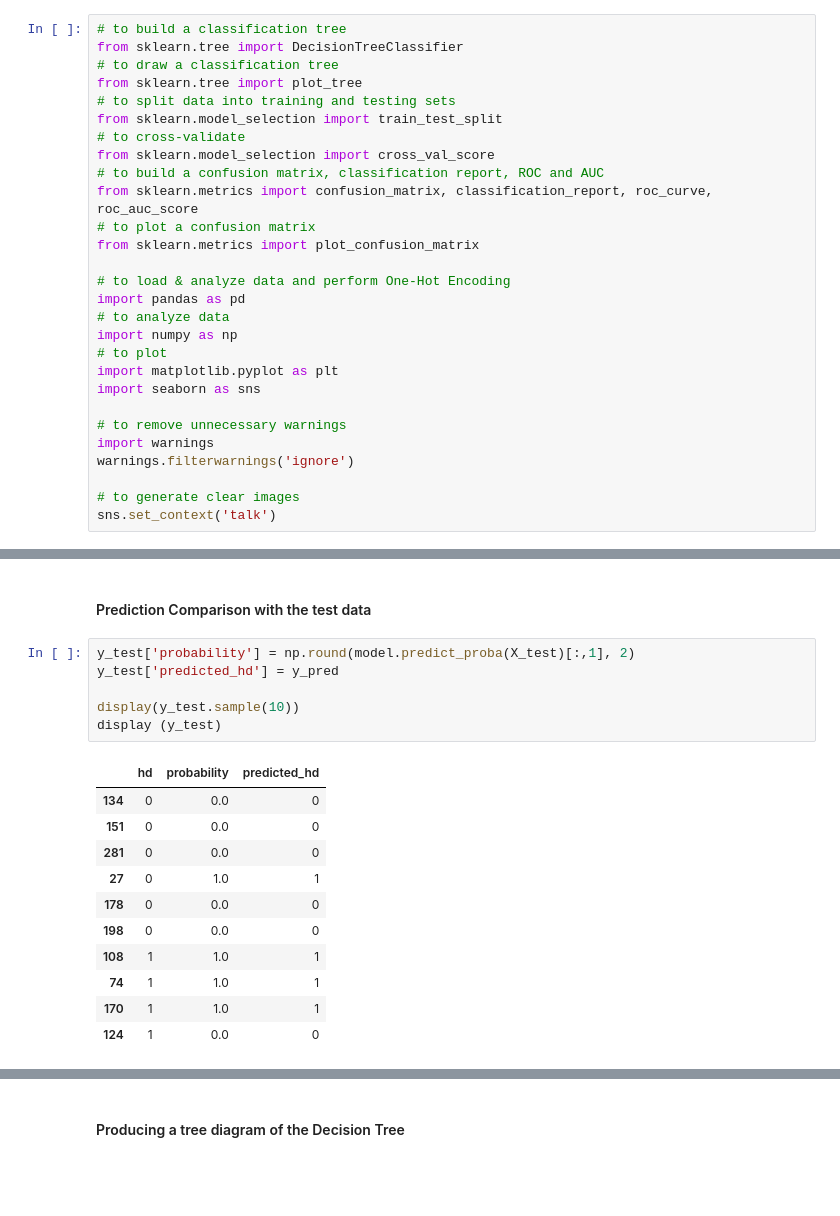
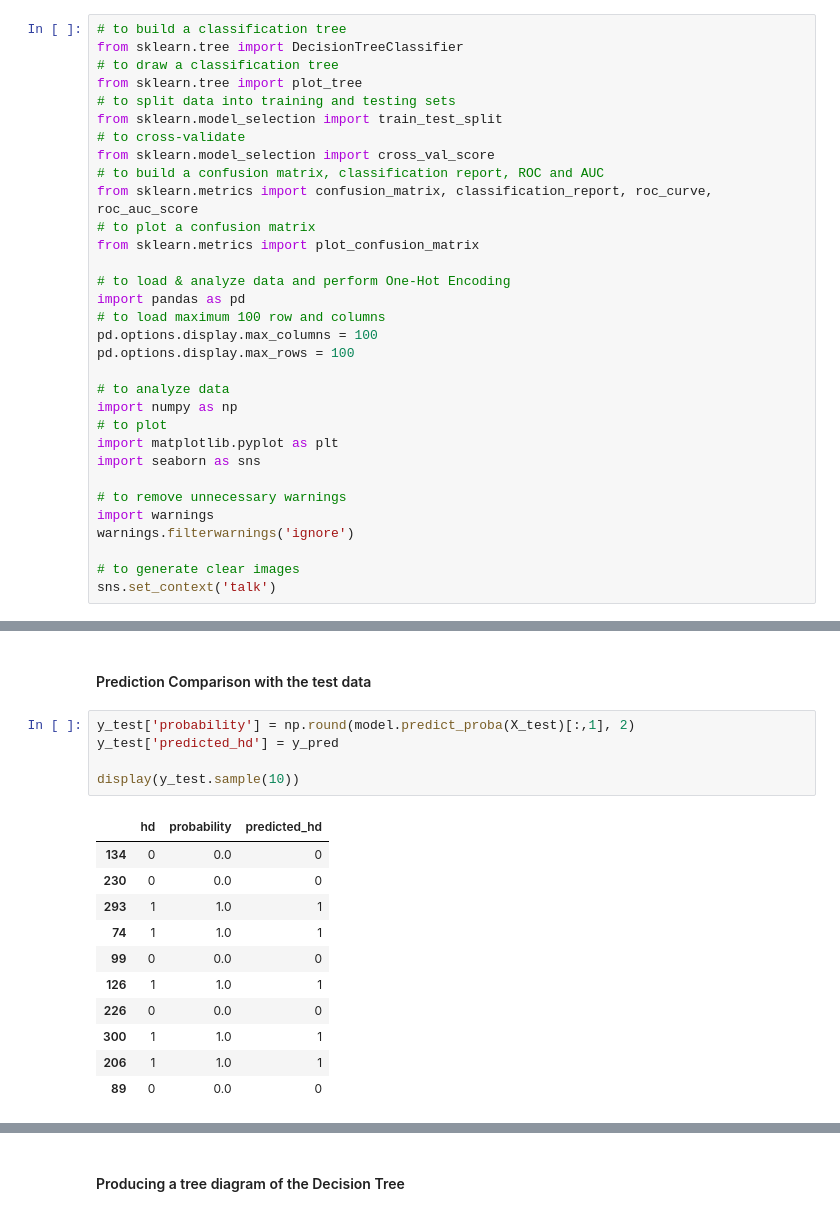
Before and after one commit to irfan013/cleveland_heart_disease_analysis, a Jupyter notebook: cleveland_heart_disease_ML.ipynb, the cells around one changed output, grey strips where cells are left out. Cells and saved outputs as stored; diff of their text form; blank space fills up the shorter version.

```diff
--- a/cleveland_heart_disease_ML.ipynb
+++ b/cleveland_heart_disease_ML.ipynb
@@ -29,6 +29,10 @@ from sklearn.metrics import plot_confusion_matrix
 
 # to load & analyze data and perform One-Hot Encoding
 import pandas as pd
+# to load maximum 100 row and columns
+pd.options.display.max_columns = 100
+pd.options.display.max_rows = 100
+
 # to analyze data
 import numpy as np
 # to plot
@@ -427,18 +430,17 @@ y_pred = model.predict(X_test)
 # %%
 y_test['probability'] = np.round(model.predict_proba(X_test)[:,1], 2)
 y_test['predicted_hd'] = y_pred
 
 display(y_test.sample(10))
-display (y_test)
 # %% [output]
 |  | hd | probability | predicted_hd |
 | 134 | 0 | 0.0 | 0 |
-| 151 | 0 | 0.0 | 0 |
-| 281 | 0 | 0.0 | 0 |
-| 27 | 0 | 1.0 | 1 |
-| 178 | 0 | 0.0 | 0 |
-| 198 | 0 | 0.0 | 0 |
-| 108 | 1 | 1.0 | 1 |
+| 230 | 0 | 0.0 | 0 |
+| 293 | 1 | 1.0 | 1 |
 | 74 | 1 | 1.0 | 1 |
-| 170 | 1 | 1.0 | 1 |
-| 124 | 1 | 0.0 | 0 |
+| 99 | 0 | 0.0 | 0 |
+| 126 | 1 | 1.0 | 1 |
+| 226 | 0 | 0.0 | 0 |
+| 300 | 1 | 1.0 | 1 |
+| 206 | 1 | 1.0 | 1 |
+| 89 | 0 | 0.0 | 0 |
```
Also changed, not shown: parts of 6 cells of this notebook.
